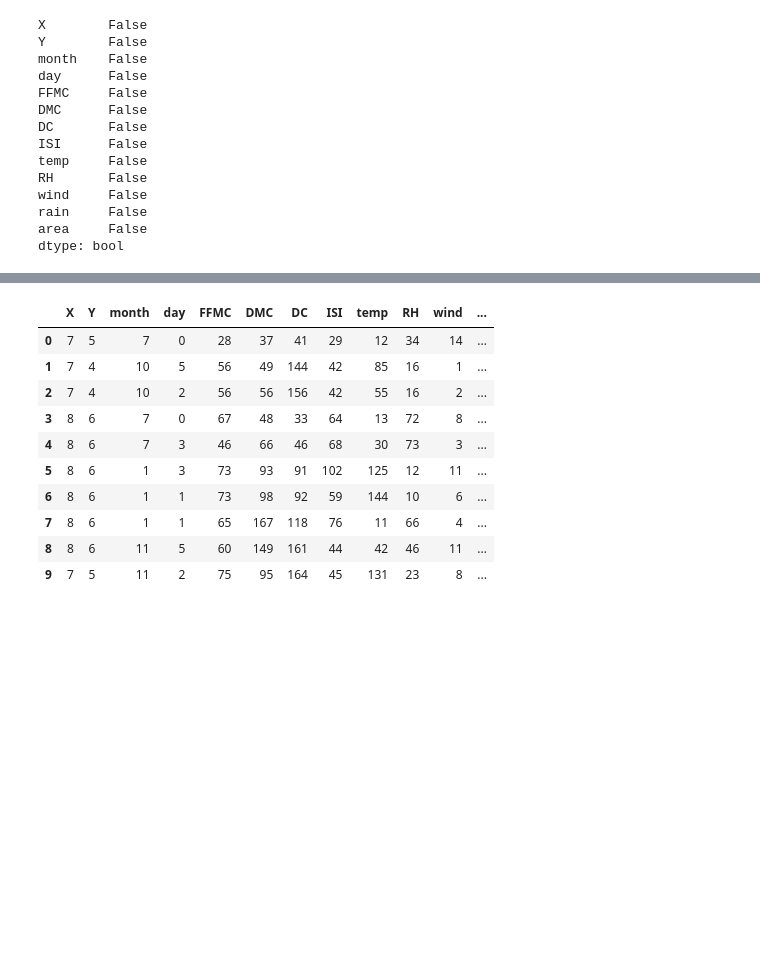
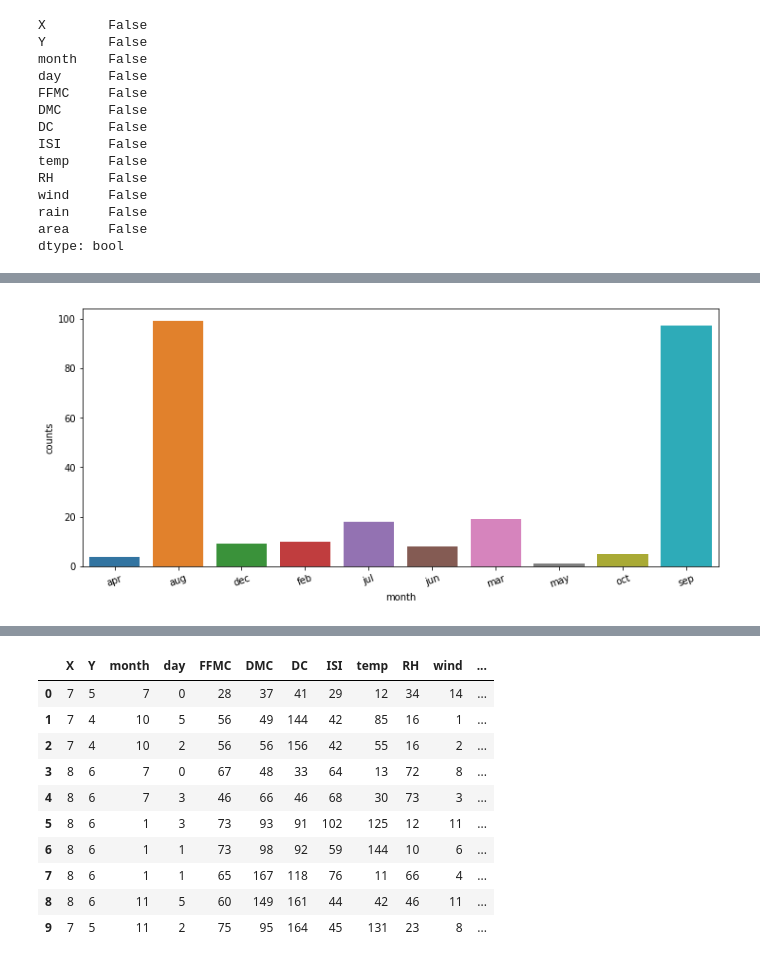
Before and after one commit to rishickesh/Data-science, a Jupyter notebook: forest.ipynb, the cells around one changed output, grey strips where cells are left out. Cells and saved outputs as stored; diff of their text form; code cells hidden in the pictures; blank space fills up the shorter version.

```diff
--- a/forest.ipynb
+++ b/forest.ipynb
@@ -59,0 +84,3 @@ sns.heatmap(ndata.corr(),annot = True,cmap="YlGnBu");
+# %%
+forest=ndata[ndata.area>0.0]
+forest.head()
@@ -59,0 +94,4 @@ sns.heatmap(ndata.corr(),annot = True,cmap="YlGnBu");
+# %%
+month=forest[['FFMC','DC','ISI','temp','RH','month']].groupby('month').size().reset_index(name='counts')
+month=pd.DataFrame(month)
+month
@@ -59,0 +110,7 @@ sns.heatmap(ndata.corr(),annot = True,cmap="YlGnBu");
+# %%
+#The months in which the forest fires occur frequently
+fig, ax = plt.subplots(figsize=(12,5))
+sns.barplot(x = 'month', y = 'counts', data = month)
+plt.xticks(rotation=20);
+# %% [output]
+[figure, added]
```
Also changed, not shown: parts of 16 cells of this notebook.
